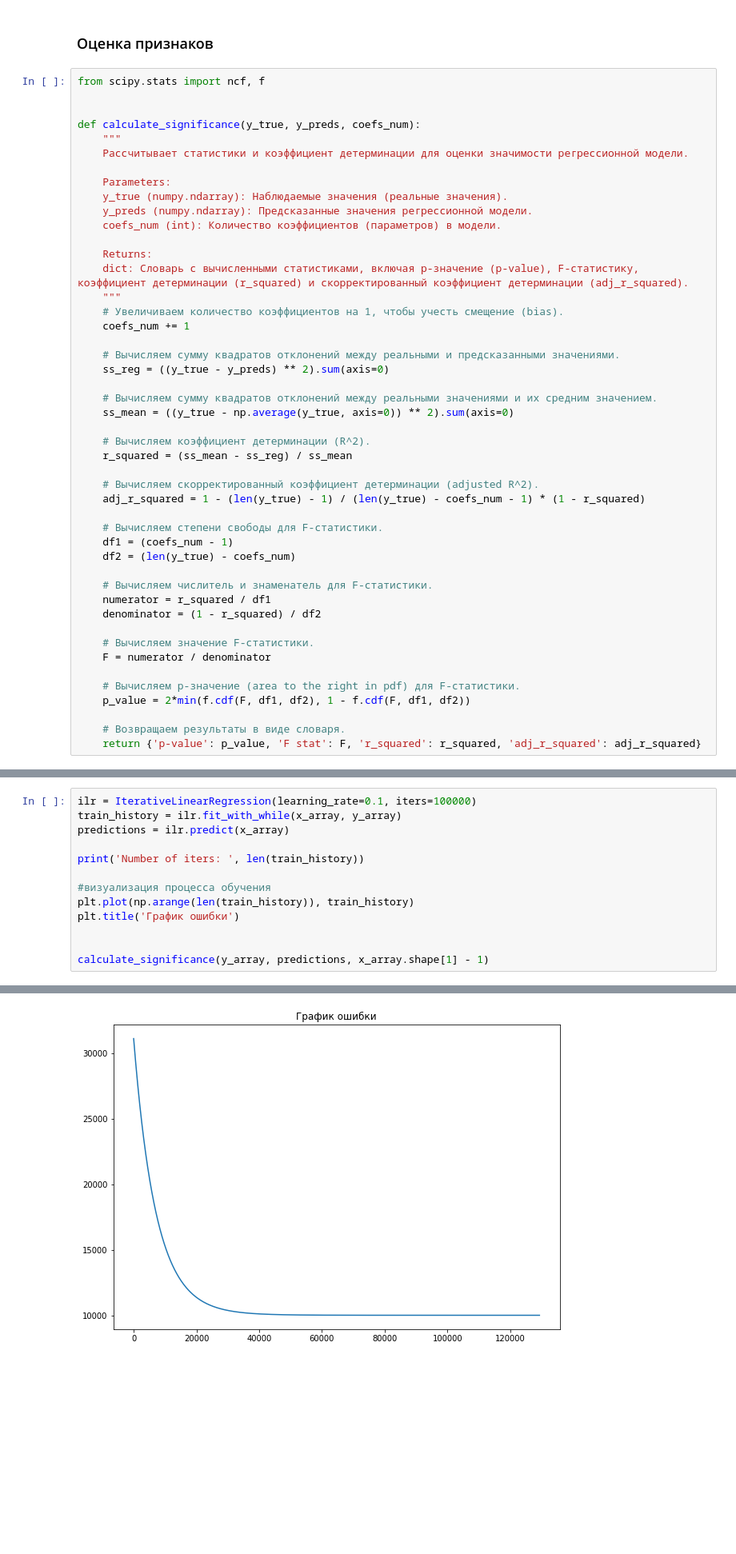
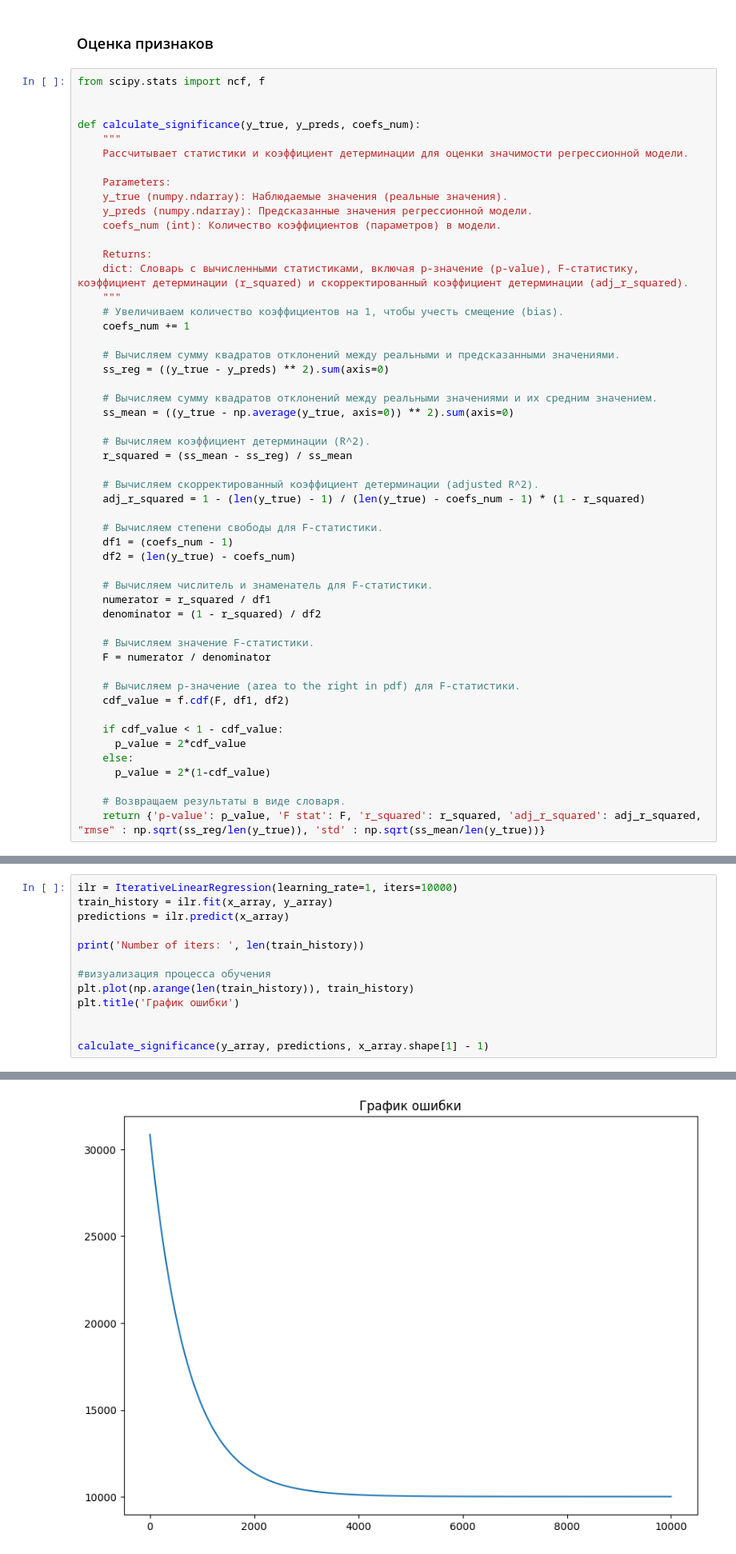
Before and after one commit to runnerup96/SBT-machine-learning-seminars, a Jupyter notebook: Линейная регрессия/Линейная регрессия.ipynb, the cells around one changed output, grey strips where cells are left out. Shown at 80% size. Cells and saved outputs as stored; diff of their text form; blank space fills up the shorter version.

```diff
--- a/Линейная регрессия/Линейная регрессия.ipynb
+++ b/Линейная регрессия/Линейная регрессия.ipynb
@@ -290,9 +290,14 @@ def calculate_significance(y_true, y_preds, coefs_num):
     F = numerator / denominator
 
     # Вычисляем p-значение (area to the right in pdf) для F-статистики.
-    p_value = 2*min(f.cdf(F, df1, df2), 1 - f.cdf(F, df1, df2))
+    cdf_value = f.cdf(F, df1, df2)
+
+    if cdf_value < 1 - cdf_value:
+      p_value = 2*cdf_value
+    else:
+      p_value = 2*(1-cdf_value)
 
     # Возвращаем результаты в виде словаря.
-    return {'p-value': p_value, 'F stat': F, 'r_squared': r_squared, 'adj_r_squared': adj_r_squared}
+    return {'p-value': p_value, 'F stat': F, 'r_squared': r_squared, 'adj_r_squared': adj_r_squared, "rmse" : np.sqrt(ss_reg/len(y_true)), 'std' : np.sqrt(ss_mean/len(y_true))}
 # %%
 # формирование данных для обучения
@@ -300,8 +305,8 @@ bias_term = np.ones((len(scaled_df), 1))#добавляем признак из
 x_array = np.concatenate([bias_term, np.array(scaled_df[feature_names])], axis=1)
 y_array = np.array(scaled_df['count']).reshape(-1,1)
 # %%
-ilr = IterativeLinearRegression(learning_rate=0.1, iters=100000)
-train_history = ilr.fit_with_while(x_array, y_array)
+ilr = IterativeLinearRegression(learning_rate=1, iters=10000)
+train_history = ilr.fit(x_array, y_array)
 predictions = ilr.predict(x_array)
 
 print('Number of iters: ', len(train_history))
@@ -321,4 +328,4 @@ Number of iters:  129316
-[figure, old version]
+[figure, new version]
 # %%
 #подобранные веса
 print('ILR weights: ', ilr.weights)
```
Also changed, not shown: parts of 24 cells of this notebook.
